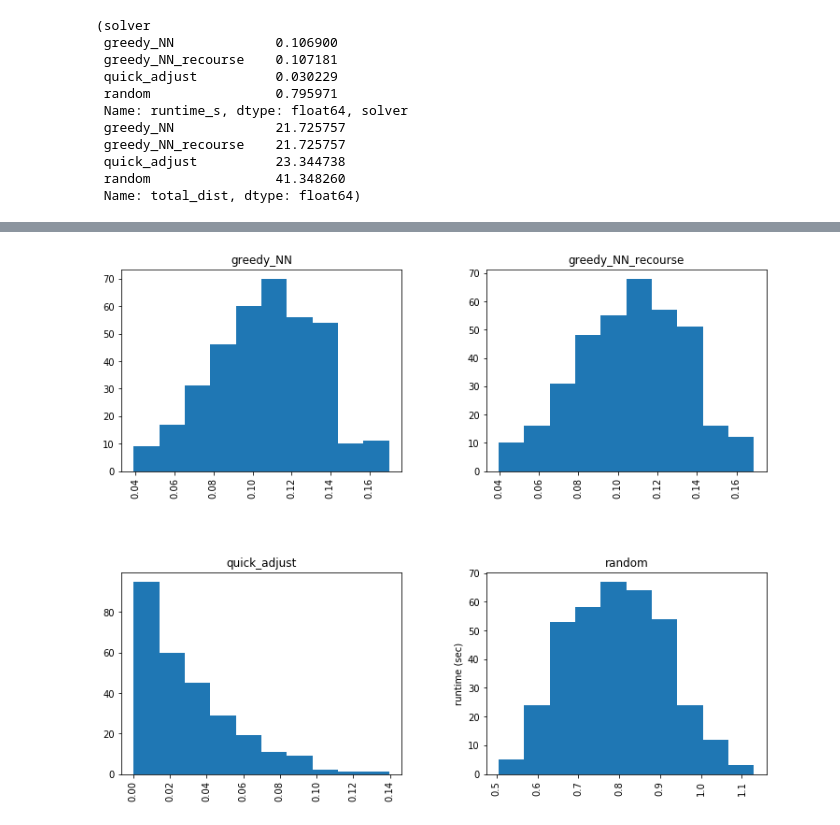
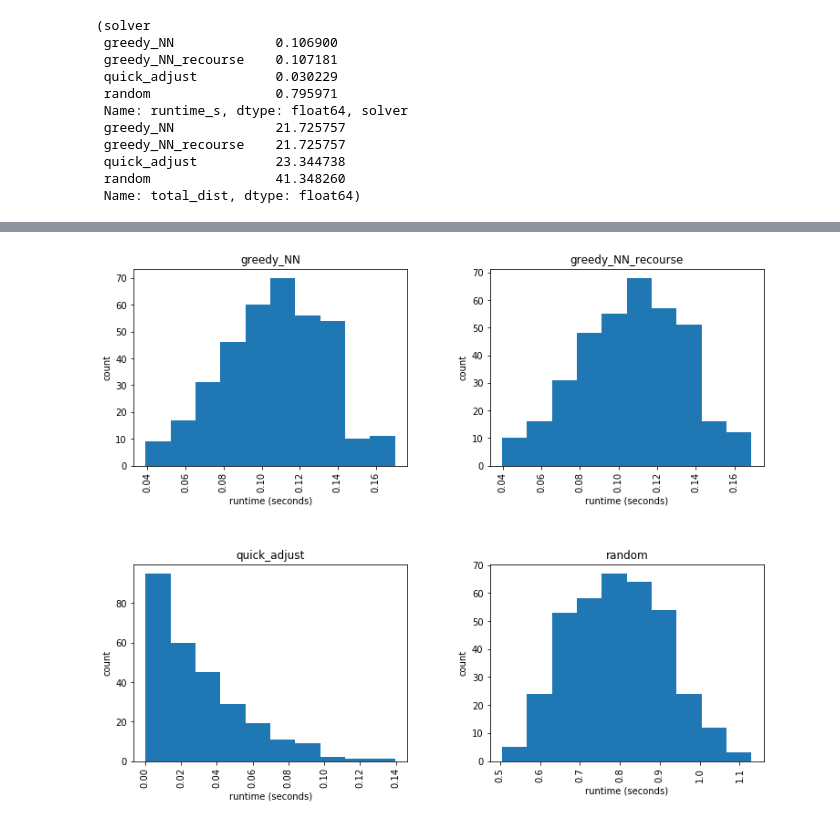
Before and after one commit to nickrose/tsp_algo, a Jupyter notebook: tsp_solver.ipynb, the cells around one changed output, grey strips where cells are left out. Drawn from its saved outputs; the diff is of its cells as text; code cells hidden in the pictures.

```diff
--- a/tsp_solver.ipynb
+++ b/tsp_solver.ipynb
@@ -345,5 +348,11 @@ stats.groupby('solver')['runtime_s'].mean(), stats.groupby('solver')['total_dist
  random                41.348260
  Name: total_dist, dtype: float64)
 # %%
-stats.fillna(value=-1).hist(by='solver', column='total_dist', figsize=(12, 10))
+ax = stats.fillna(value=-1).hist(by='solver', column='total_dist', figsize=(12, 10))
+for row in ax:
+    for col in row:
+        plt.axes(col)
+        plt.ylabel('count')
+        plt.xlabel('total distance (km)')
+plt.show()
 # %% [output]
@@ -356,9 +360,13 @@ array([[<matplotlib.axes._subplots.AxesSubplot object at 0x...>,
 # %%
-stats.fillna(value=-1).hist(by='solver', column='runtime_s', figsize=(12, 10))
-plt.ylabel('runtime (sec)')
+ax = stats.fillna(value=-1).hist(by='solver', column='runtime_s', figsize=(12, 10))
+for row in ax:
+    for col in row:
+        plt.axes(col)
+        plt.ylabel('count')
+        plt.xlabel('runtime (seconds)')
 plt.show()
 # %% [output]
-[figure, old version]
+[figure, new version]
 # %%
 # # mc_ww, mc_mr, up = 0, 2, 3
 # tsp.debug = 3
```
Also changed, not shown: parts of 3 cells of this notebook, 1 other file.
